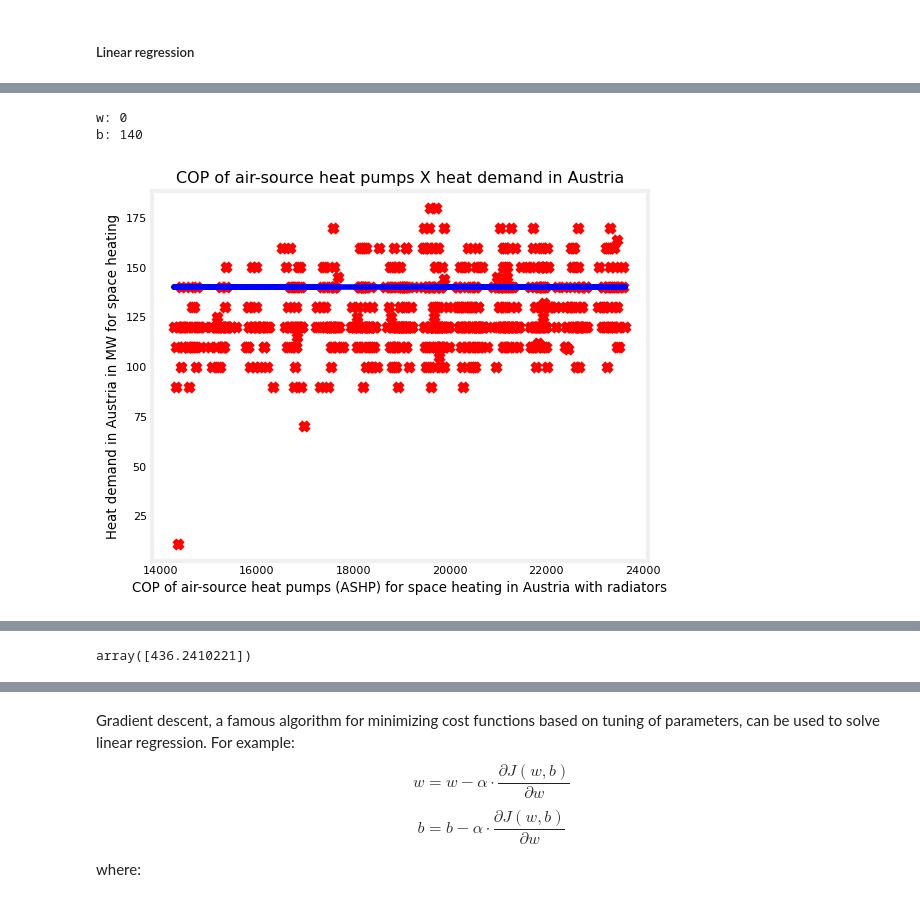
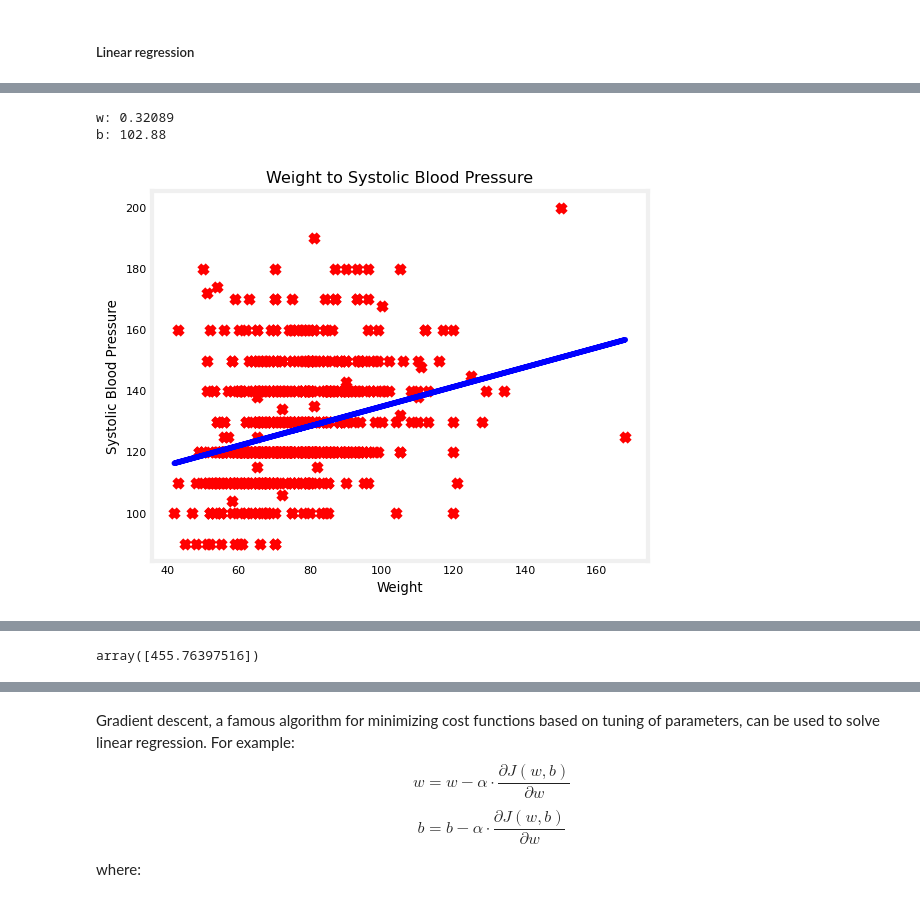
Before and after one commit to pivettamarcos/courses, a Jupyter notebook: machine_learning/01 - supervised_ml_regression_classification/01 - supervised_ml_regression_classification copy.ipynb, the cells around one changed output, grey strips where cells are left out. Cells and saved outputs as stored; diff of their text form; code cells hidden in the pictures.

```diff
--- a/machine_learning/01 - supervised_ml_regression_classification/01 - supervised_ml_regression_classification copy.ipynb
+++ b/machine_learning/01 - supervised_ml_regression_classification/01 - supervised_ml_regression_classification copy.ipynb
@@ -111,32 +111,32 @@ def compute_linear_function(x, w, b):
 
     return f_wb
 # %%
-w = 0
-b = 140
+w = 0.32089
+b = 102.88
 print(f"w: {w}")
 print(f"b: {b}")
 # %% [output]
-w: 0
-b: 140
+w: 0.32089
+b: 102.88
 # %%
 # PLOT A LINEAR FUNCTION ON DATA POINTS
 sampled_df = df.sample(frac=0.01)
-x_train = sampled_df[['age']].to_numpy()
+x_train = sampled_df[['weight']].to_numpy()
 y_train = sampled_df[['ap_hi']].to_numpy()
 
 tmp_f_wb = compute_linear_function(x_train, w, b,)
 
 plt.plot(x_train, tmp_f_wb, c='b',label='Our Prediction')
 plt.scatter(x_train, y_train, marker='x', c='r')
 # Set the title
-plt.title("COP of air-source heat pumps X heat demand in Austria")
+plt.title("Weight to Systolic Blood Pressure")
 # Set the y-axis label
-plt.ylabel('Heat demand in Austria in MW for space heating')
+plt.ylabel('Systolic Blood Pressure')
 # Set the x-axis label
-plt.xlabel('COP of air-source heat pumps (ASHP) for space heating in Austria with radiators')
+plt.xlabel('Weight')
 plt.show()
 # %% [output]
-[figure, old version]
+[figure, new version]
 # %% [markdown]
 ![alt text](2.png)
 
@@ -175,7 +175,7 @@ def compute_cost(x, y, w, b):
 # %%
 compute_cost(x_train,y_train,0,150)
 # %% [output]
-array([436.2410221])
+array([455.76397516])
 # %%
 # PLOT COST FUNCTION AS 2D CONTOUR PLOT AND 3D SURFACE PLOT
 
```
Also changed, not shown: parts of 3 cells of this notebook, 8 other files.
